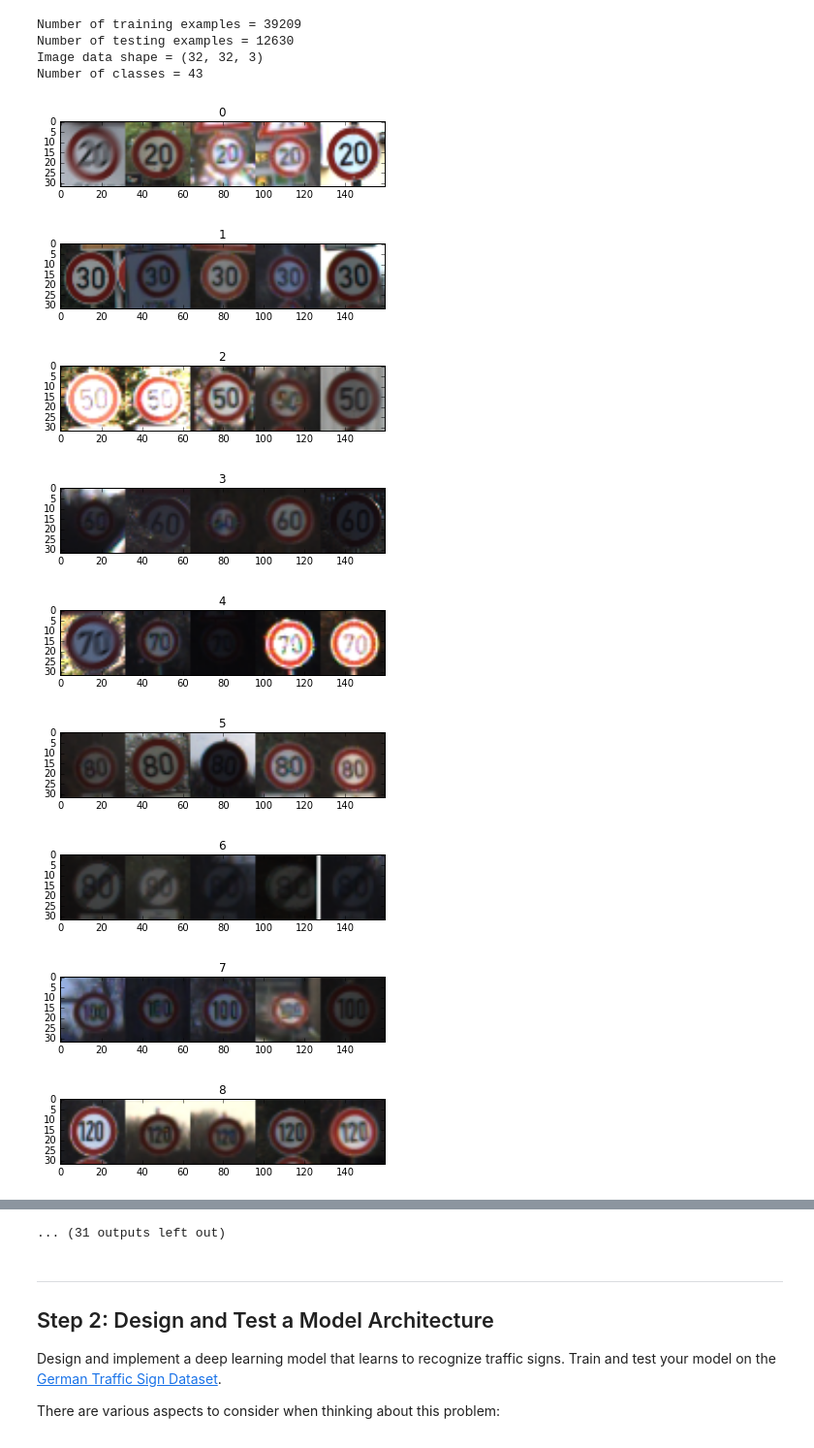
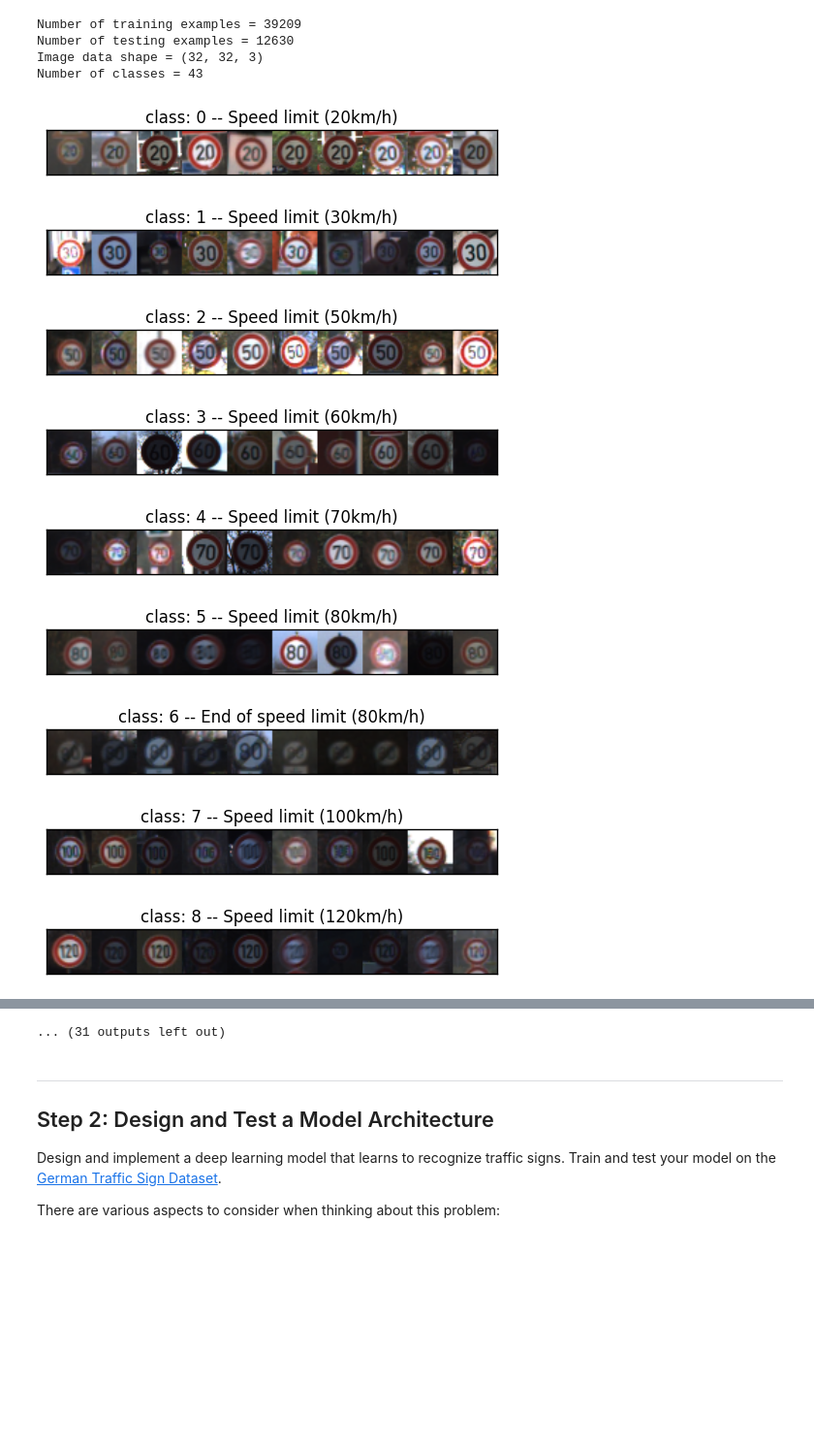
Before and after one commit to cxz/traffic-signs, a Jupyter notebook: Traffic_Signs_Recognition.ipynb, the cells around one changed output, grey strips where cells are left out. Shown at 97% size. Drawn from its saved outputs; the diff is of its cells as text; code cells hidden in the pictures; blank space fills up the shorter version.

```diff
--- a/Traffic_Signs_Recognition.ipynb
+++ b/Traffic_Signs_Recognition.ipynb
@@ -28,12 +28,12 @@ The pickled data is a dictionary with 4 key/value pairs:
 # Load pickled data
 import pickle
 
-# TODO: fill this in based on where you saved the training and testing data
-training_file = 'data/lab 2 data/train.p'
-testing_file = 'data/lab 2 data/test.p'
+training_file = 'data/train.p'
+testing_file = 'data/test.p'
 
 with open(training_file, mode='rb') as f:
     train = pickle.load(f)
+
 with open(testing_file, mode='rb') as f:
     test = pickle.load(f)
 
@@ -76,25 +71,34 @@ Number of classes = 43
 # %%
 ### Data exploration visualization goes here.
 ### Feel free to use as many code cells as needed.
+import pandas as pd
 import numpy as np
 import matplotlib.pyplot as plt
 %matplotlib inline
 
-for klass in set(y_train):
-    signs = [x for x,y in zip(X_train, y_train) if y==klass]
-    displayed = min(5, len(signs))
-    np.random.shuffle(signs)
-    plt.figure()
-    plt.imshow(np.hstack(signs[0:displayed]))
-    plt.title(klass)
-    #print("Class {} contains {} signs.".format(klass, len(signs)))
+import warnings
+warnings.filterwarnings("ignore")
+
+def plot_signs(X_train, y_train):
+    sign_names = pd.read_csv('signnames.csv').set_index('ClassId').to_dict()['SignName']
+    for klass in (set(y_train)):
+        signs = [x for x,y in zip(X_train, y_train) if y==klass]
+        displayed = min(10, len(signs))
+        np.random.shuffle(signs)
+        plt.figure()
+        f = plt.imshow(np.hstack(signs[0:displayed]))
+        plt.title("class: {} -- {}".format(klass, sign_names[klass]))
+        f.axes.get_xaxis().set_visible(False)
+        f.axes.get_yaxis().set_visible(False)
+
+plot_signs(X_train, y_train)
 # %% [output]
-[figure, old version]
+[figure, new version]
-[figure, old version]
+[figure, new version]
-[figure, old version]
+[figure, new version]
-[figure, old version]
+[figure, new version]
-[figure, old version]
+[figure, new version]
-[figure, old version]
+[figure, new version]
-[figure, old version]
+[figure, new version]
-[figure, old version]
+[figure, new version]
-[figure, old version]
+[figure, new version]
```
Also changed, not shown: parts of 33 cells of this notebook, 15 other files.
